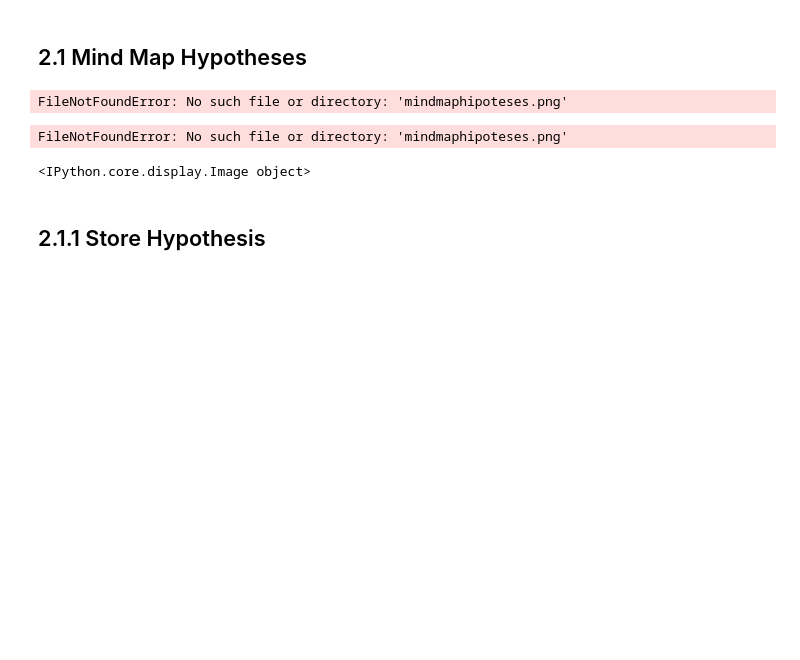
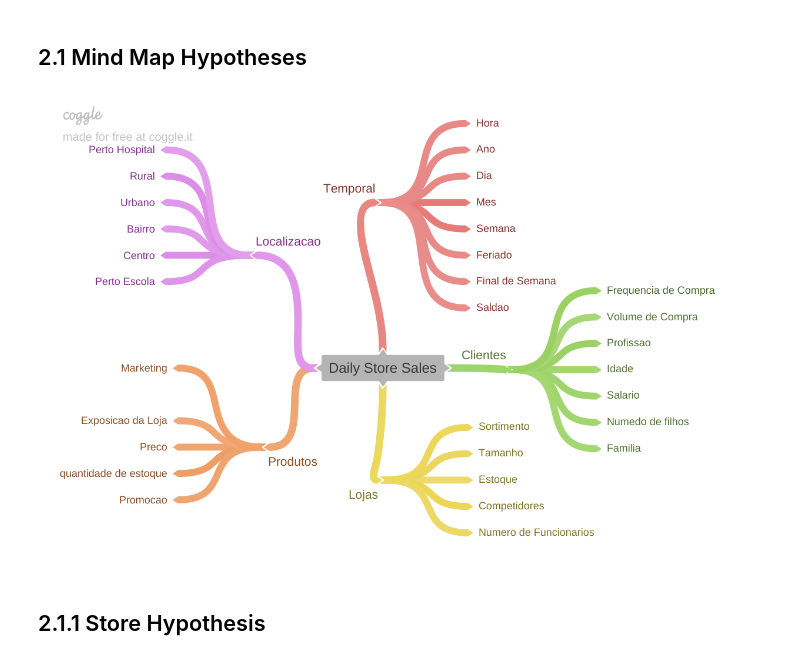
Before and after one commit to wesleymartins95/Rossman_insights, a Jupyter notebook: store_sales_prediction.ipynb, the cells around one changed output. Drawn from its saved outputs; the diff is of its cells as text; code cells hidden in the pictures; blank space fills up the shorter version.

```diff
--- a/store_sales_prediction.ipynb
+++ b/store_sales_prediction.ipynb
@@ -249,11 +249,9 @@ df2 = df1.copy()
 # %% [markdown]
 ## 2.1 Mind Map Hypotheses
 # %%
-Image('mindmaphipoteses.png',width=700, height=100)
+Image('img/mindmaphipoteses.png',width=700, height=100)
 # %% [output]
-FileNotFoundError: No such file or directory: 'mindmaphipoteses.png'
-FileNotFoundError: No such file or directory: 'mindmaphipoteses.png'
-<IPython.core.display.Image object>
+[figure, added]
 # %% [markdown]
 ## 2.1.1 Store Hypothesis
 # %% [markdown]
```
Also changed, not shown: parts of 30 cells of this notebook.
